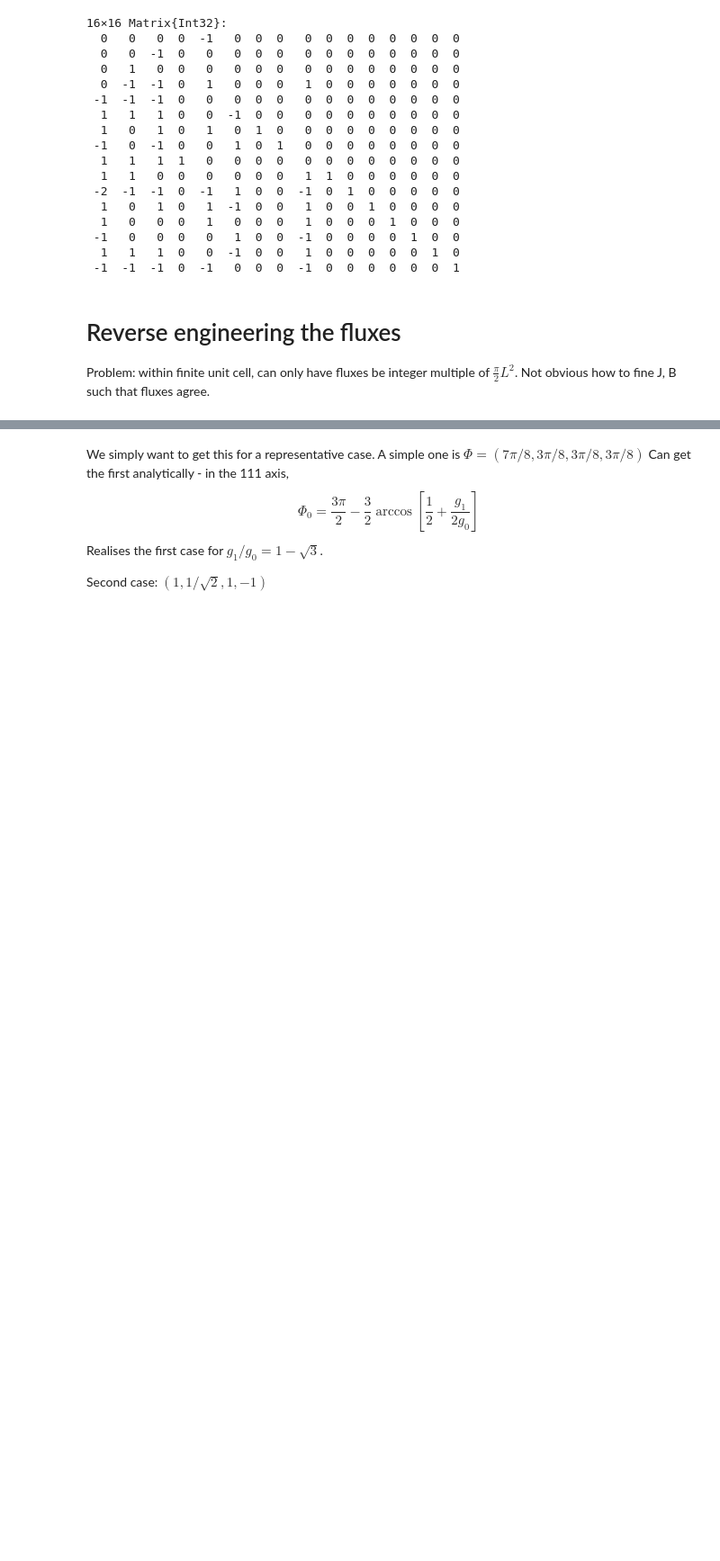
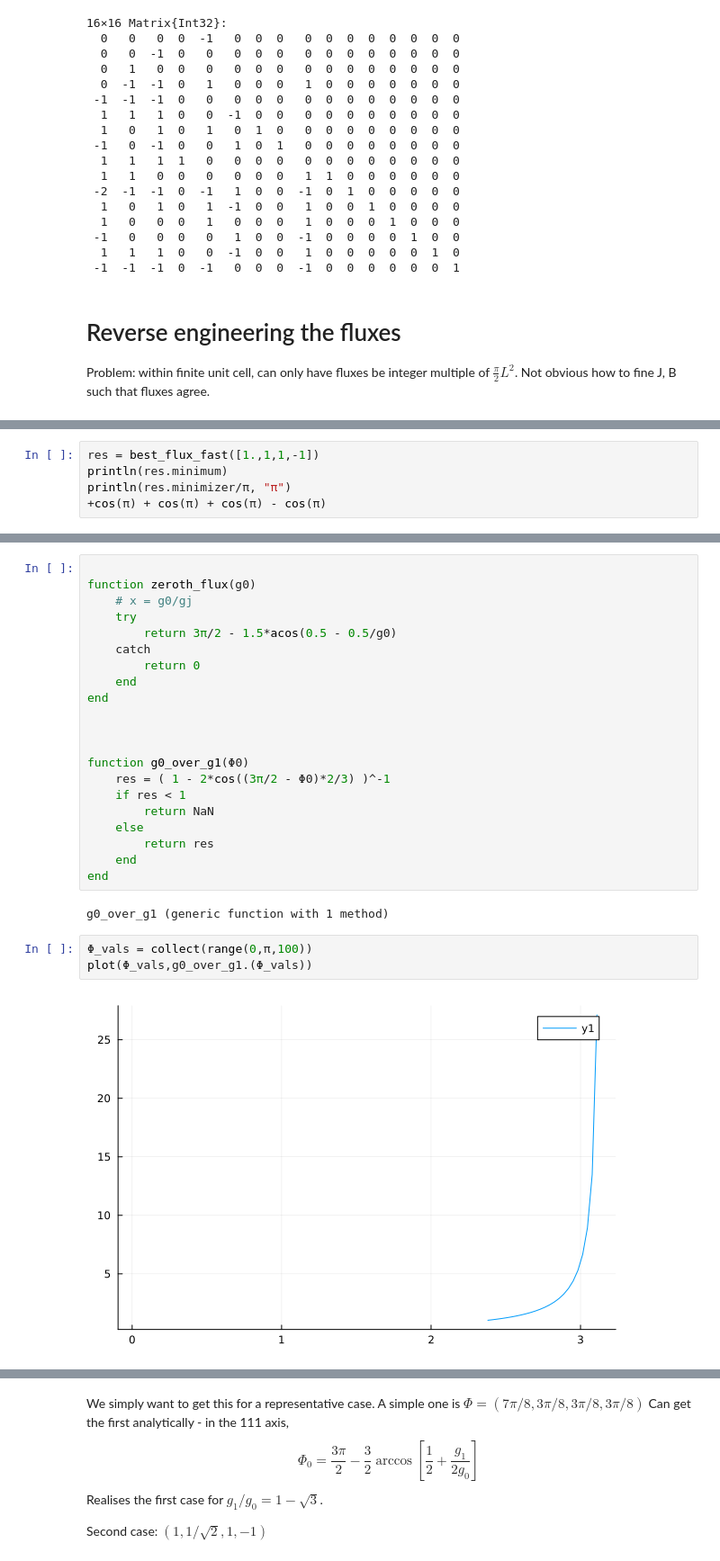
Before and after one commit to Spuriosity1/qsi-spinon-gmft, a Jupyter notebook: fluxmaker.ipynb, the cells around one changed output, grey strips where cells are left out. Shown at 90% size. Saved outputs shown, nothing was run; the diff lists cells and outputs as text; blank space fills up the shorter version.

```diff
--- a/fluxmaker.ipynb
+++ b/fluxmaker.ipynb
@@ -296,0 +346,5 @@ flux_vals = reduce(hcat, (x -> best_flux_fast([-1., -1., -1.,x]).minimizer' ).(g
+# %%
+res = best_flux_fast([1.,1,1,-1])
+println(res.minimum)
+println(res.minimizer/π, "π")
++cos(π) + cos(π) + cos(π) - cos(π)
@@ -297,2 +377,30 @@ flux_vals = reduce(hcat, (x -> best_flux_fast([-1., -1., -1.,x]).minimizer' ).(g
+# %%
+
+function zeroth_flux(g0)
+    # x = g0/gj
+    try
+        return 3π/2 - 1.5*acos(0.5 - 0.5/g0)
+    catch
+        return 0
+    end
+end
+
+
+
+function g0_over_g1(Φ0)
+    res = ( 1 - 2*cos((3π/2 - Φ0)*2/3) )^-1
+    if res < 1
+        return NaN
+    else
+        return res
+    end
+end
+# %% [output]
+g0_over_g1 (generic function with 1 method)
+# %%
+Φ_vals = collect(range(0,π,100))
+plot(Φ_vals,g0_over_g1.(Φ_vals))
+# %% [output]
+[figure, added]
 # %%
 using LaTeXStrings
```
Also changed, not shown: parts of 8 cells of this notebook, 1 other file.
